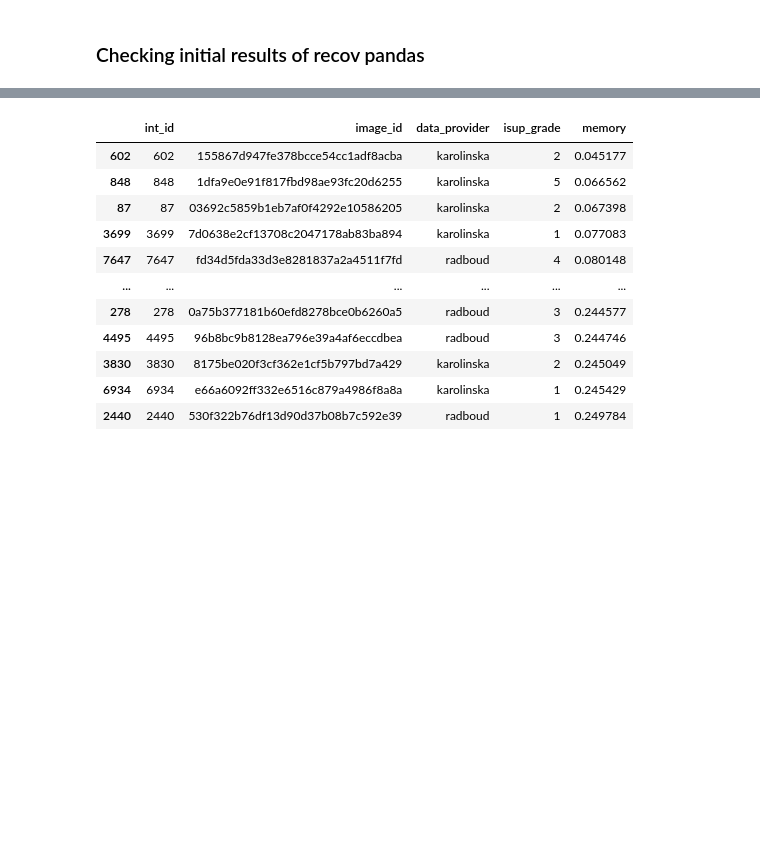
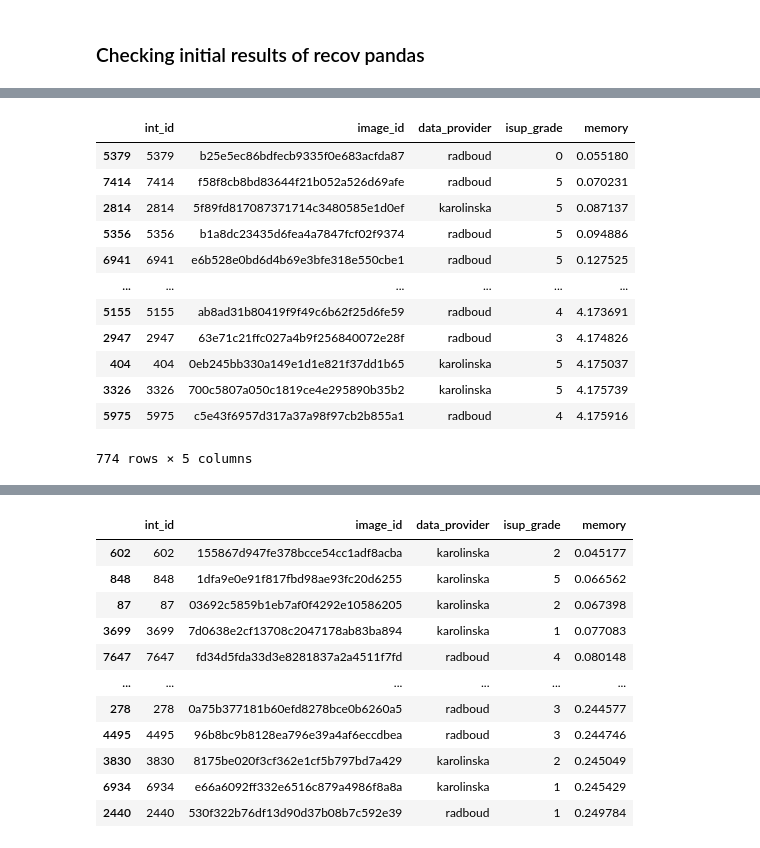
Before and after one commit to GJiananChen/ReCoV, a Jupyter notebook: Pandas/testing_stuffs.ipynb, the cells around one changed output, grey strips where cells are left out. Cells and saved outputs as stored; diff of their text form; code cells hidden in the pictures; blank space fills up the shorter version.

```diff
--- a/Pandas/testing_stuffs.ipynb
+++ b/Pandas/testing_stuffs.ipynb
@@ -214,0 +200,22 @@ split.loc[split["memory"]<=np.percentile(split["memory"],5)].sort_values(by=["me
+# %%
+model_name = "20Dec_16_02_12_20_1.0_s1_[0, 0, 0, 1]_1"
+# model_name = "02Jan_19_37_48_20_s1_[1, 0]_1"
+path = f"../results/pandas/memory__{model_name}.npy"
+split = pd.read_csv(f"../results/pandas/splitsave__{model_name}.csv")
+data = np.load(path)
+split["memory"] = data
+split.loc[split["memory"]<=np.percentile(split["memory"],10)].sort_values(by=["memory"])
+# %% [output]
+|  | int_id | image_id | data_provider | isup_grade | memory |
+| 5379 | 5379 | b25e5ec86bdfecb9335f0e683acfda87 | radboud | 0 | 0.055180 |
+| 7414 | 7414 | f58f8cb8bd83644f21b052a526d69afe | radboud | 5 | 0.070231 |
+| 2814 | 2814 | 5f89fd817087371714c3480585e1d0ef | karolinska | 5 | 0.087137 |
+| 5356 | 5356 | b1a8dc23435d6fea4a7847fcf02f9374 | radboud | 5 | 0.094886 |
+| 6941 | 6941 | e6b528e0bd6d4b69e3bfe318e550cbe1 | radboud | 5 | 0.127525 |
+| ... | ... | ... | ... | ... | ... |
+| 5155 | 5155 | ab8ad31b80419f9f49c6b62f25d6fe59 | radboud | 4 | 4.173691 |
+| 2947 | 2947 | 63e71c21ffc027a4b9f256840072e28f | radboud | 3 | 4.174826 |
+| 404 | 404 | 0eb245bb330a149e1d1e821f37dd1b65 | karolinska | 5 | 4.175037 |
+| 3326 | 3326 | 700c5807a050c1819ce4e295890b35b2 | karolinska | 5 | 4.175739 |
+| 5975 | 5975 | c5e43f6957d317a37a98f97cb2b855a1 | radboud | 4 | 4.175916 |
+774 rows × 5 columns
```
Also changed, not shown: parts of 15 cells of this notebook, 5 other files.
